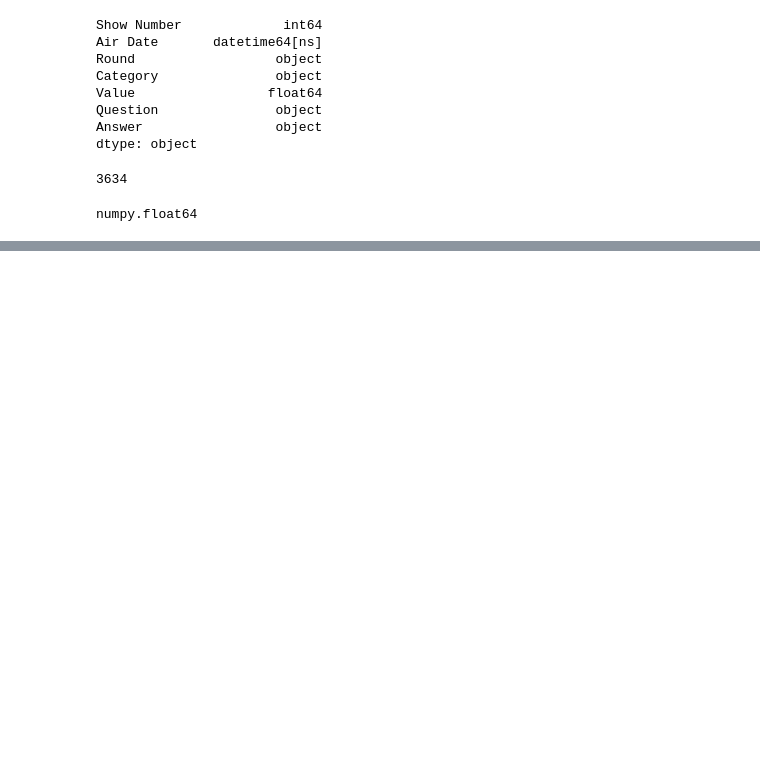
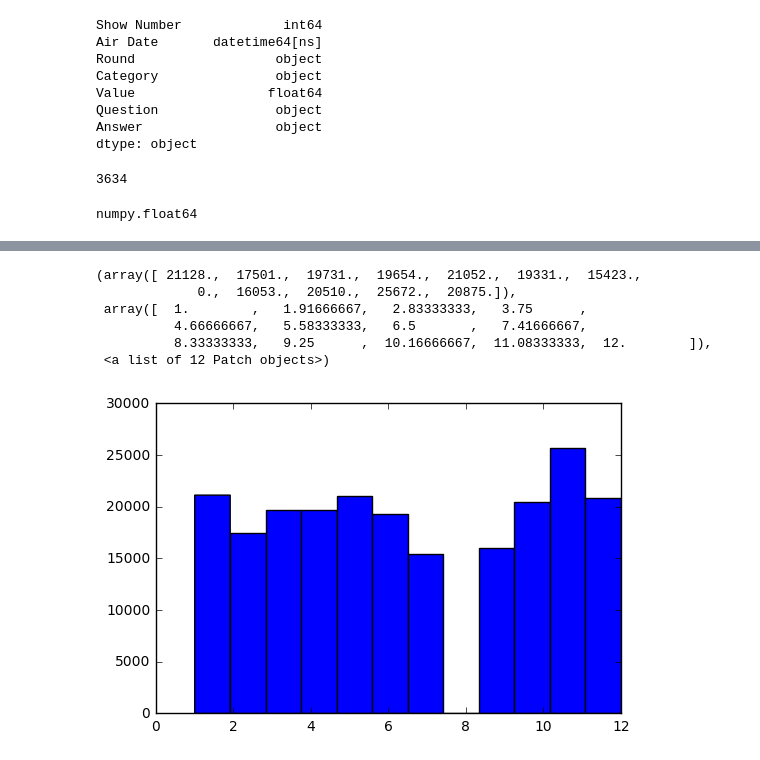
Before and after one commit to nfranchetti/Jeopardy, a Jupyter notebook: data_exploring.ipynb, the cells around one changed output, grey strips where cells are left out. Drawn from its saved outputs; the diff is of its cells as text; code cells hidden in the pictures; blank space fills up the shorter version.

```diff
--- a/data_exploring.ipynb
+++ b/data_exploring.ipynb
@@ -200,0 +248,11 @@ numpy.float64
+# %%
+# New episodes of Jeopardy don't air in August
+plt.hist(dates.dt.month, 12)
+# %% [output]
+(array([ 21128.,  17501.,  19731.,  19654.,  21052.,  19331.,  15423.,
+             0.,  16053.,  20510.,  25672.,  20875.]),
+ array([  1.        ,   1.91666667,   2.83333333,   3.75      ,
+          4.66666667,   5.58333333,   6.5       ,   7.41666667,
+          8.33333333,   9.25      ,  10.16666667,  11.08333333,  12.        ]),
+ <a list of 12 Patch objects>)
+[figure, added]
```
Also changed, not shown: parts of 38 cells of this notebook, 1 other file.
